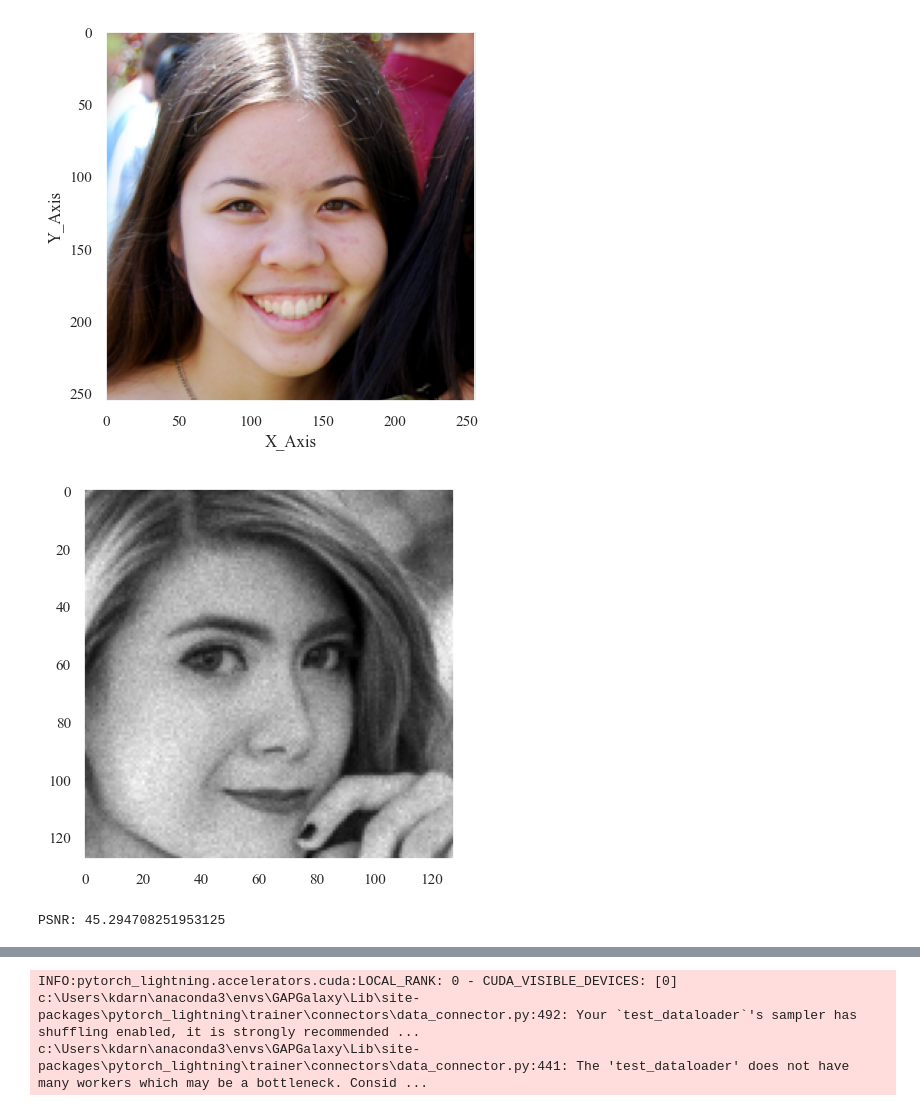
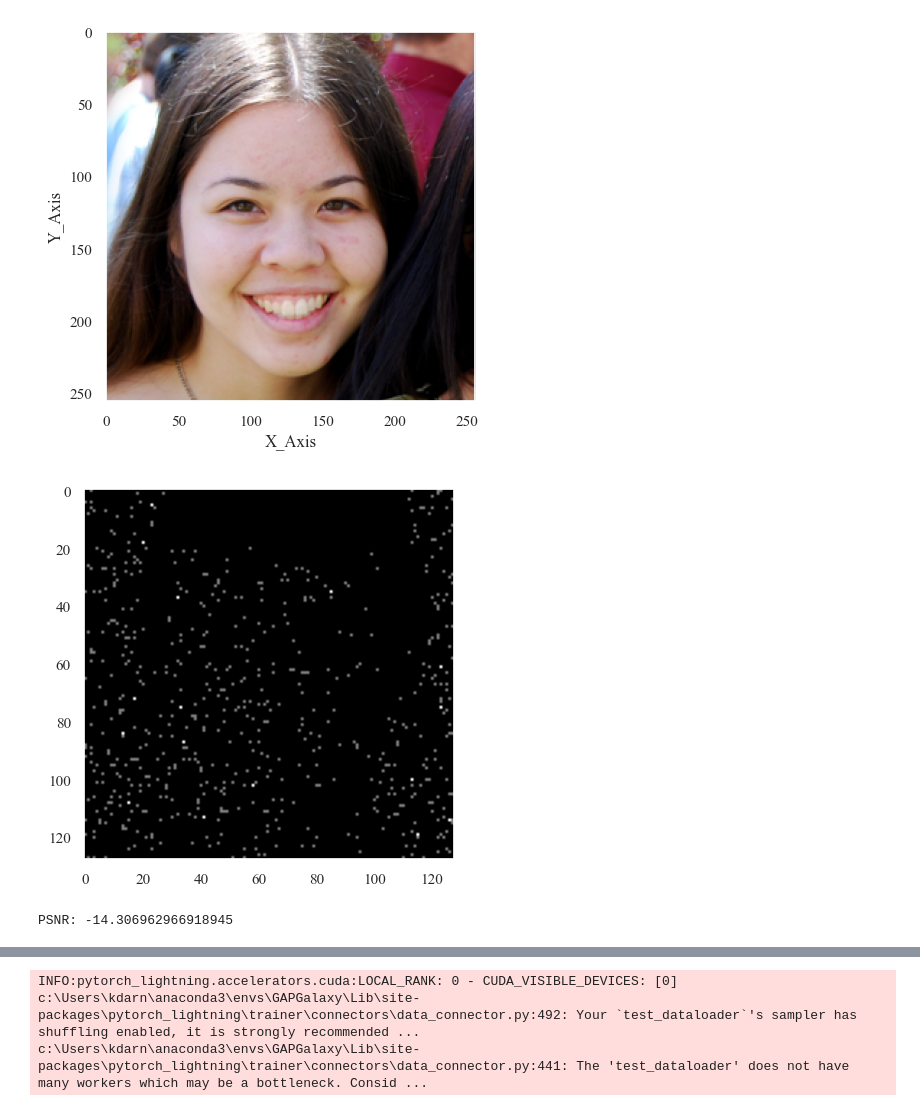
Before and after one commit to InquisitorNova/GAP_Master_Project, a Jupyter notebook: FaceGeneration3.ipynb, the cells around one changed output, grey strips where cells are left out. Cells and saved outputs as stored; diff of their text form; code cells hidden in the pictures.

```diff
--- a/FaceGeneration3.ipynb
+++ b/FaceGeneration3.ipynb
@@ -92,7 +95,7 @@ torch.manual_seed(seed)
 # Set the device
 device = torch.device('cuda' if torch.cuda.is_available() else 'cpu')
 print(f"Device: {device}")
-GREYSCALE = False
+GREYSCALE = True
 
 # Set the path to the data
 root_path = r"C:\Users\kdarn\OneDrive\Documents\Life's Portfolio\Projects\GAPGalaxies\ffhq256"
@@ -104,7 +107,7 @@ max_epochs = 20
 learning_rate = 1e-3
 patience = 10
 minspnr = -30
-maxpsnr = 60
+maxpsnr = 40
 # %% [output]
 Device: cuda
 # %%
@@ -235,8 +238,8 @@ np.shape(Train_Paths), np.shape(Val_Paths)
 # %% [output]
 ((56000,), (14000,))
 # %%
-Train_Dataset = FacesDataset(root_dir = root_path, names = Train_Paths, minPSNR= minspnr, maxPSNR = maxpsnr, augment = True, grayscale= GREYSCALE, virtSize = 512*Batch_Size)
-Val_Dataset = FacesDataset(root_dir = root_path, names = Val_Paths, minPSNR= minspnr, maxPSNR = maxpsnr, augment = False, grayscale= GREYSCALE, virtSize = 128*Batch_Size)
+Train_Dataset = FacesDataset(root_dir = root_path, names = Train_Paths, minPSNR= minspnr, maxPSNR = maxpsnr, augment = True, grayscale= GREYSCALE, virtSize = 512*Batch_Size, amplification_factor = 1e2)
+Val_Dataset = FacesDataset(root_dir = root_path, names = Val_Paths, minPSNR= minspnr, maxPSNR = maxpsnr, augment = False, grayscale= GREYSCALE, virtSize = 128*Batch_Size, amplification_factor = 1e2)
 Train_Loader = DataLoader(Train_Dataset, batch_size = Batch_Size, shuffle = True)
 Validation_Loader = DataLoader(Val_Dataset, batch_size = Batch_Size, shuffle = False)
 Train_Dataset.__len__(), Val_Dataset.__len__()
@@ -248,13 +251,13 @@ Train_Dataset.show_image(40)
 # %% [output]
 [figure]
 # %%
-ImageNoise, psnr_map, image_target = Train_Dataset.__getitem__(240)
+ImageNoise, psnr_map, image_target = Train_Dataset.__getitem__(40)
 plt.imshow(ImageNoise.detach().cpu().numpy().transpose(1,2,0)[:,:,0], cmap = "gray")
 plt.show()
 print(f"PSNR: {psnr_map.min().detach().cpu().numpy()}")
 # %% [output]
-[figure, old version]
+[figure, new version]
-PSNR: 45.294708251953125
+PSNR: -14.306962966918945
 # %%
 plt.imshow(image_target.detach().cpu().numpy().transpose(1,2,0)[:,:,0], cmap = "gray")
 plt.show()
```
Also changed, not shown: parts of 21 cells of this notebook, 5 other files.
